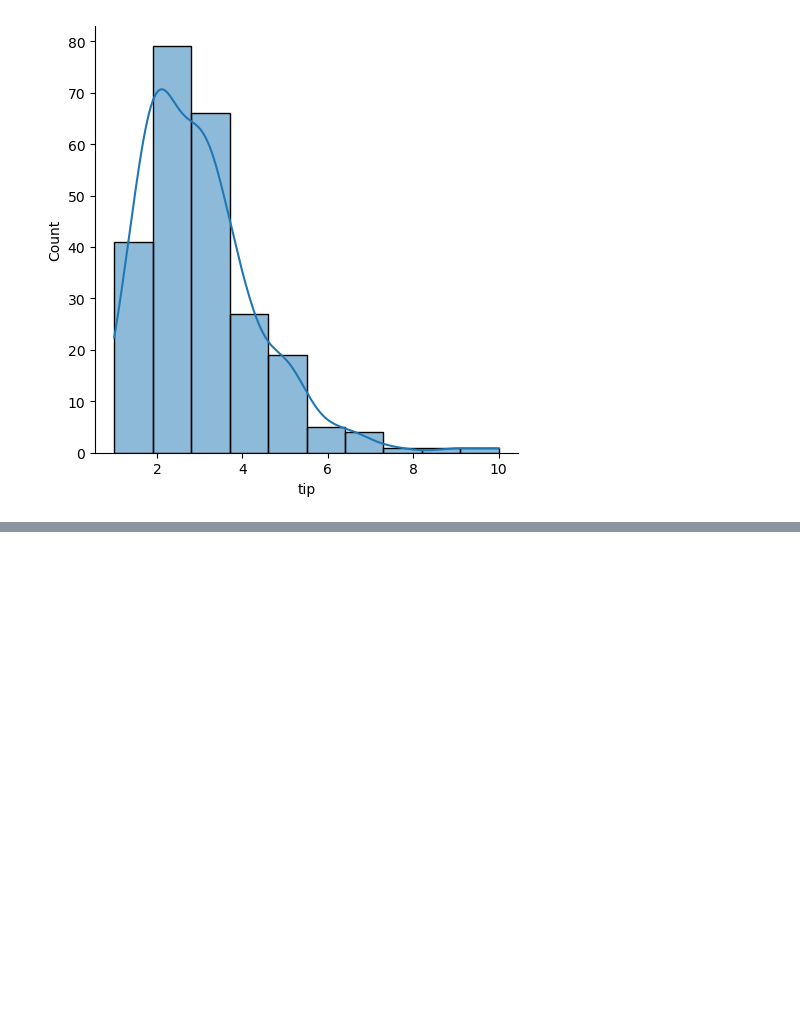
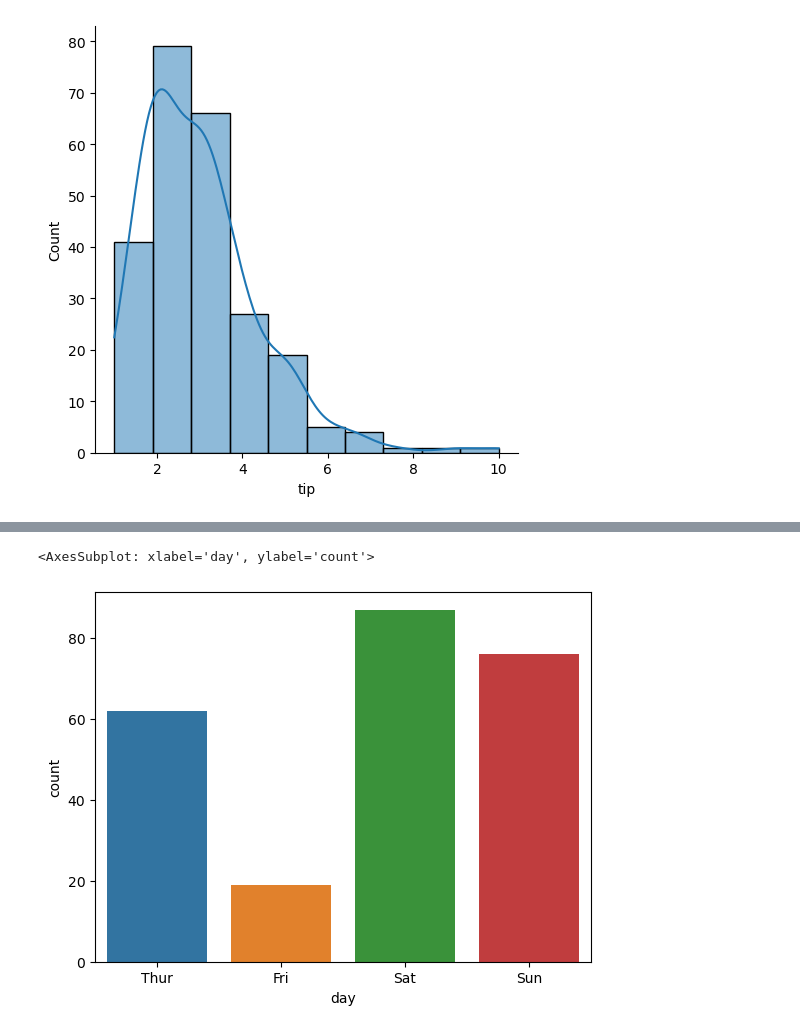
Before and after one commit to BibekRai44/Hands-on-Machine-Learning, a Jupyter notebook: DS/test.ipynb, the cells around one changed output, grey strips where cells are left out. Cells and saved outputs as stored; diff of their text form; code cells hidden in the pictures; blank space fills up the shorter version.

Commit message:
boxplot,violinplot,countplot

```diff
--- a/DS/test.ipynb
+++ b/DS/test.ipynb
@@ -138,0 +157,5 @@ sns.displot(df['tip'],kde=True,bins=10)
+# %%
+sns.countplot(x=df['day'],data=df)
+# %% [output]
+<AxesSubplot: xlabel='day', ylabel='count'>
+[figure, added]
```
Also changed, not shown: parts of 7 cells of this notebook.
